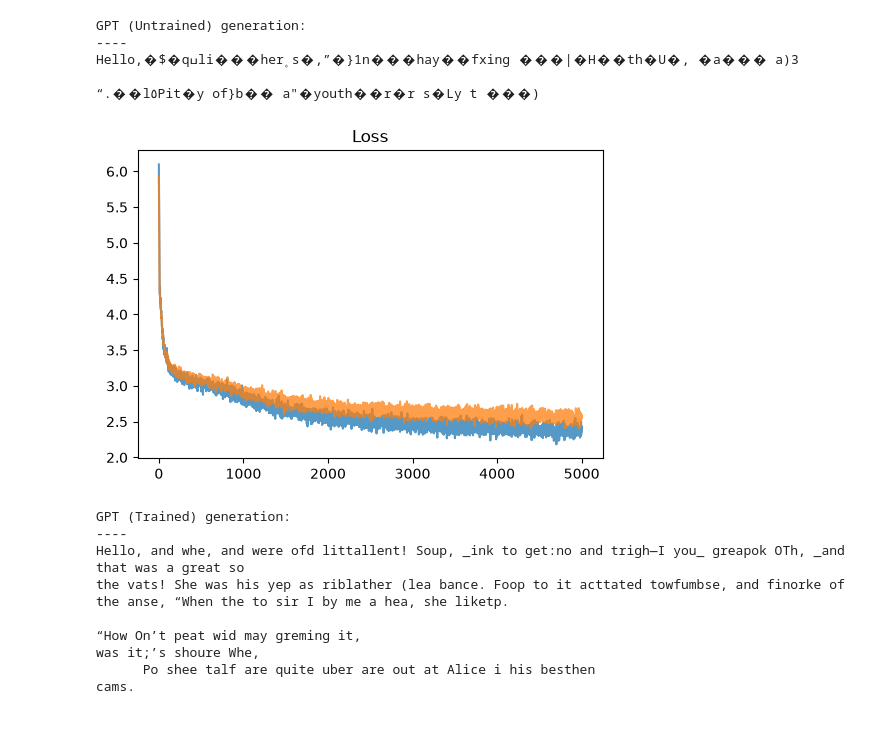
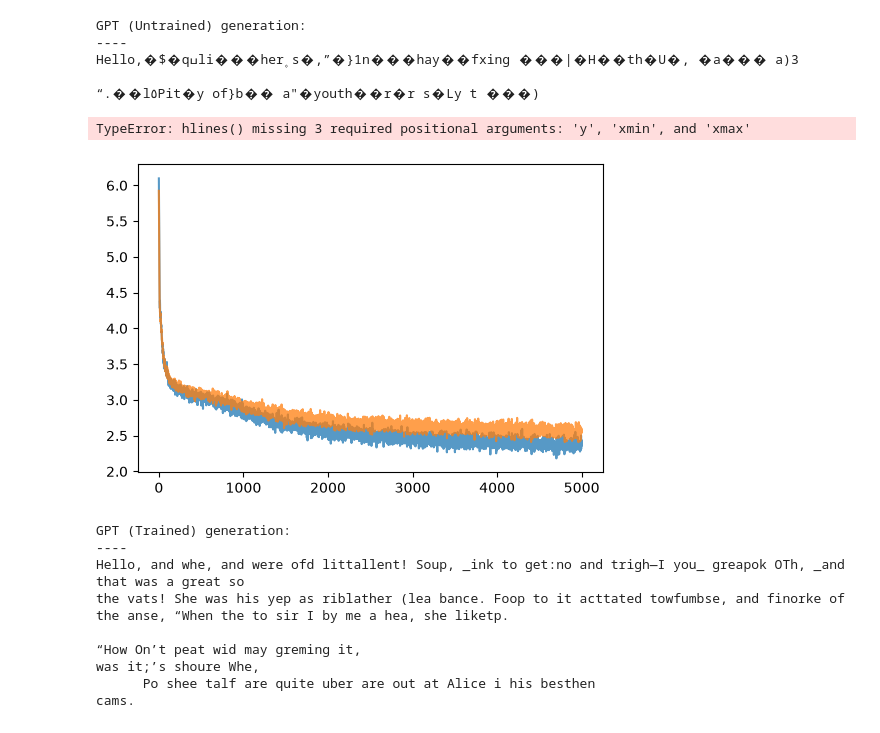
Before and after one commit to KaitoML/HomemadeGPT, a Jupyter notebook: tests.ipynb, the cells around one changed output. Saved outputs shown, nothing was run; the diff lists cells and outputs as text; code cells hidden in the pictures.

```diff
--- a/tests.ipynb
+++ b/tests.ipynb
@@ -134,10 +134,12 @@ for step in loop:
 # %%
 plt.figure(figsize=(6, 4))
 plt.plot(train_losses, label='Train', alpha=0.75)
 plt.plot(val_losses, label='Val', alpha=0.75)
+plt.hlines()
 plt.title("Loss");
 # %% [output]
+TypeError: hlines() missing 3 required positional arguments: 'y', 'xmin', and 'xmax'
-[figure, old version]
+[figure, new version]
 # %%
 torch.save(gpt.state_dict(), 'gpt_params.pth')
 # %%
```
Also changed, not shown: 1 other file.
